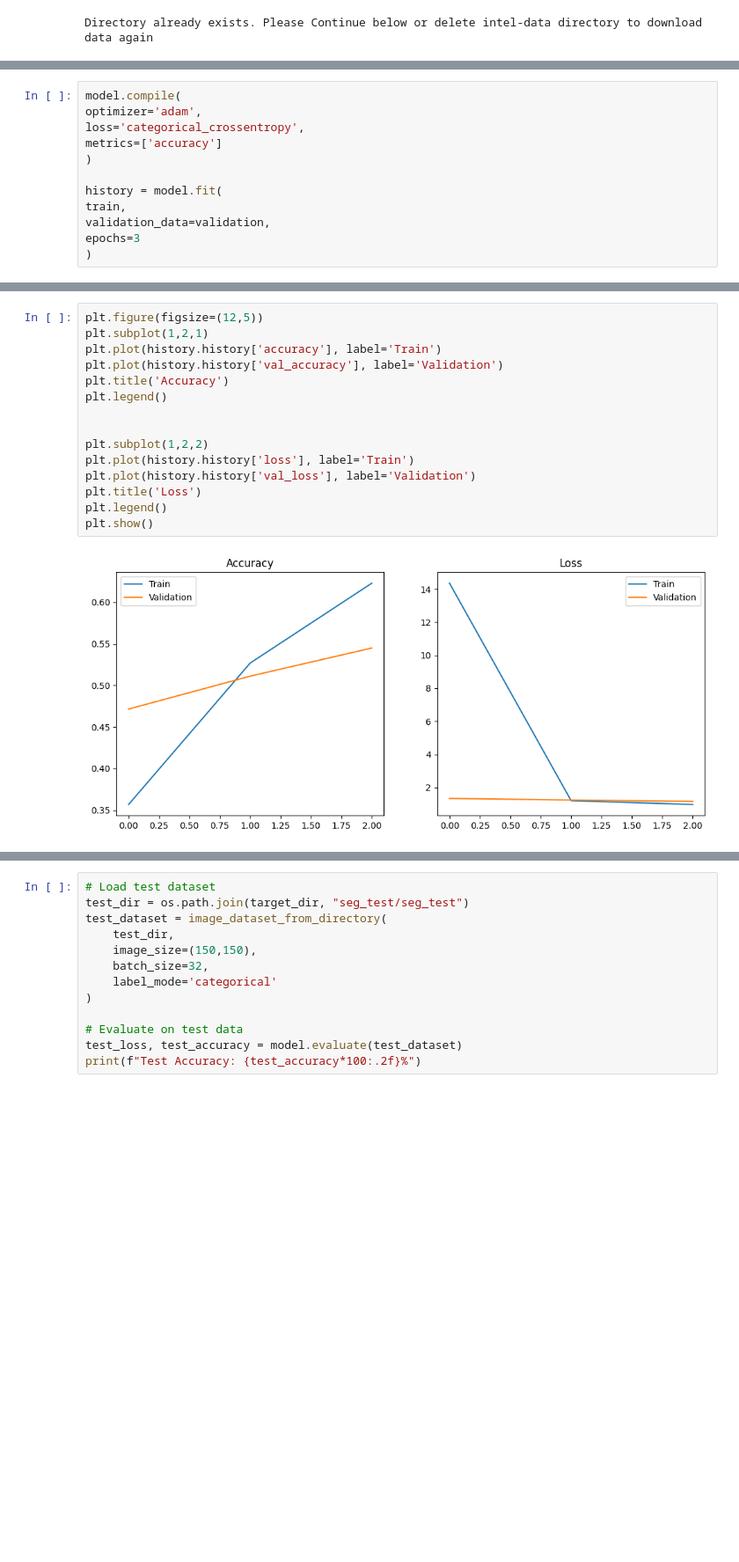
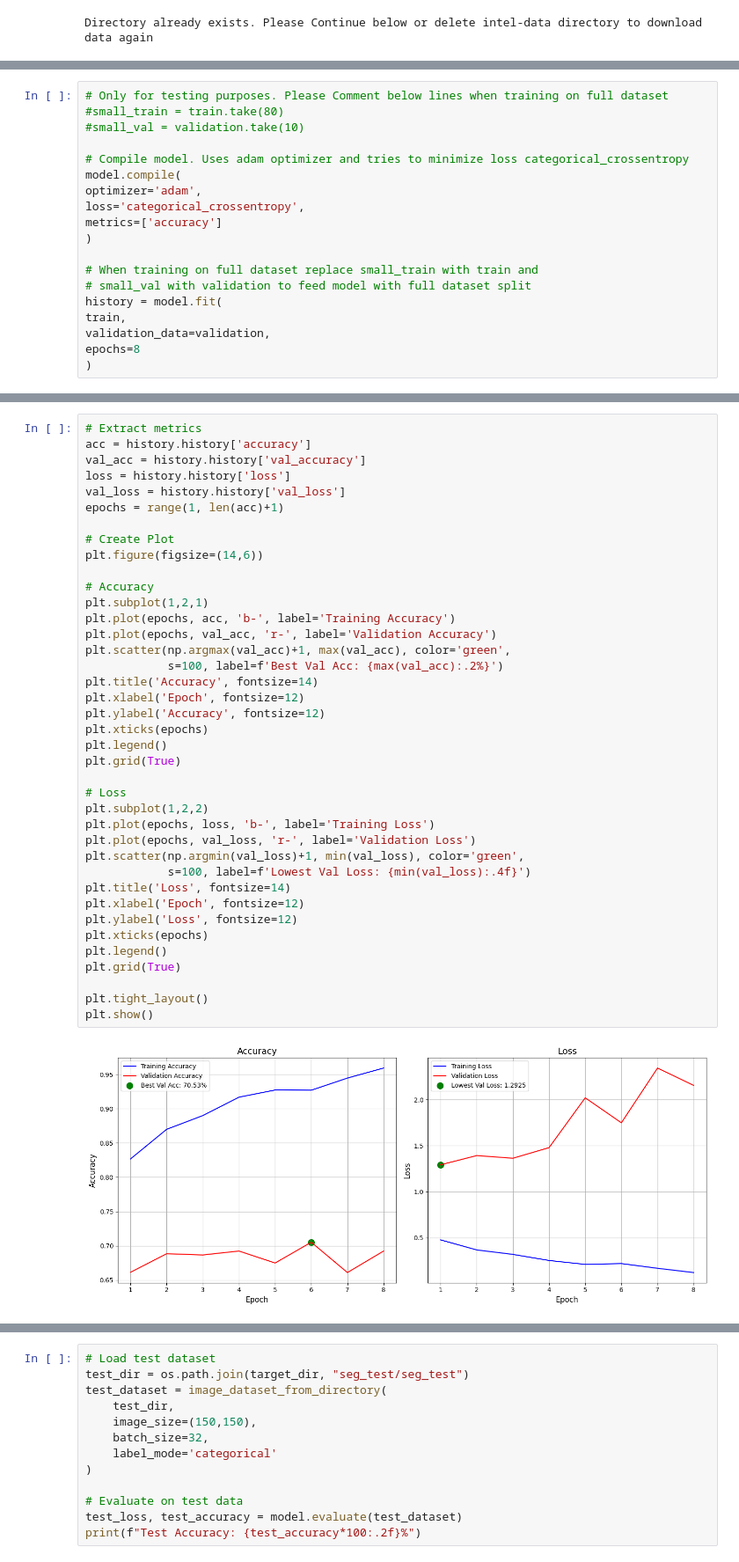
Before and after one commit to baxasd/MLCW2, a Jupyter notebook: Z22590018_MLCW2.ipynb, the cells around one changed output, grey strips where cells are left out. Shown at 88% size. Drawn from its saved outputs; the diff is of its cells as text; blank space fills up the shorter version.

Commit message:
model tuning and enhancements

```diff
--- a/Z22590018_MLCW2.ipynb
+++ b/Z22590018_MLCW2.ipynb
@@ -201,13 +231,20 @@ We train the model for 3 epochs with the training and validation datasets.
 # %%
+# Only for testing purposes. Please Comment below lines when training on full dataset
+#small_train = train.take(80)
+#small_val = validation.take(10)
+
+# Compile model. Uses adam optimizer and tries to minimize loss categorical_crossentropy
 model.compile(
 optimizer='adam',
 loss='categorical_crossentropy',
 metrics=['accuracy']
 )
 
+# When training on full dataset replace small_train with train and
+# small_val with validation to feed model with full dataset split
 history = model.fit(
 train,
 validation_data=validation,
-epochs=3
+epochs=8
 )
 # %% [output]
@@ -226,17 +272,41 @@ We evaluate the model using:
 # %%
-plt.figure(figsize=(12,5))
+# Extract metrics
+acc = history.history['accuracy']
+val_acc = history.history['val_accuracy']
+loss = history.history['loss']
+val_loss = history.history['val_loss']
+epochs = range(1, len(acc)+1)
+
+# Create Plot
+plt.figure(figsize=(14,6))
+
+# Accuracy
 plt.subplot(1,2,1)
-plt.plot(history.history['accuracy'], label='Train')
-plt.plot(history.history['val_accuracy'], label='Validation')
-plt.title('Accuracy')
+plt.plot(epochs, acc, 'b-', label='Training Accuracy')
+plt.plot(epochs, val_acc, 'r-', label='Validation Accuracy')
+plt.scatter(np.argmax(val_acc)+1, max(val_acc), color='green',
+            s=100, label=f'Best Val Acc: {max(val_acc):.2%}')
+plt.title('Accuracy', fontsize=14)
+plt.xlabel('Epoch', fontsize=12)
+plt.ylabel('Accuracy', fontsize=12)
+plt.xticks(epochs)
 plt.legend()
+plt.grid(True)
 
+# Loss
+plt.subplot(1,2,2)
+plt.plot(epochs, loss, 'b-', label='Training Loss')
+plt.plot(epochs, val_loss, 'r-', label='Validation Loss')
+plt.scatter(np.argmin(val_loss)+1, min(val_loss), color='green',
+            s=100, label=f'Lowest Val Loss: {min(val_loss):.4f}')
+plt.title('Loss', fontsize=14)
+plt.xlabel('Epoch', fontsize=12)
+plt.ylabel('Loss', fontsize=12)
+plt.xticks(epochs)
+plt.legend()
+plt.grid(True)
 
-plt.subplot(1,2,2)
-plt.plot(history.history['loss'], label='Train')
-plt.plot(history.history['val_loss'], label='Validation')
-plt.title('Loss')
-plt.legend()
+plt.tight_layout()
 plt.show()
 # %% [output]
-[figure, old version]
+[figure, new version]
```
Also changed, not shown: parts of 13 cells of this notebook.
